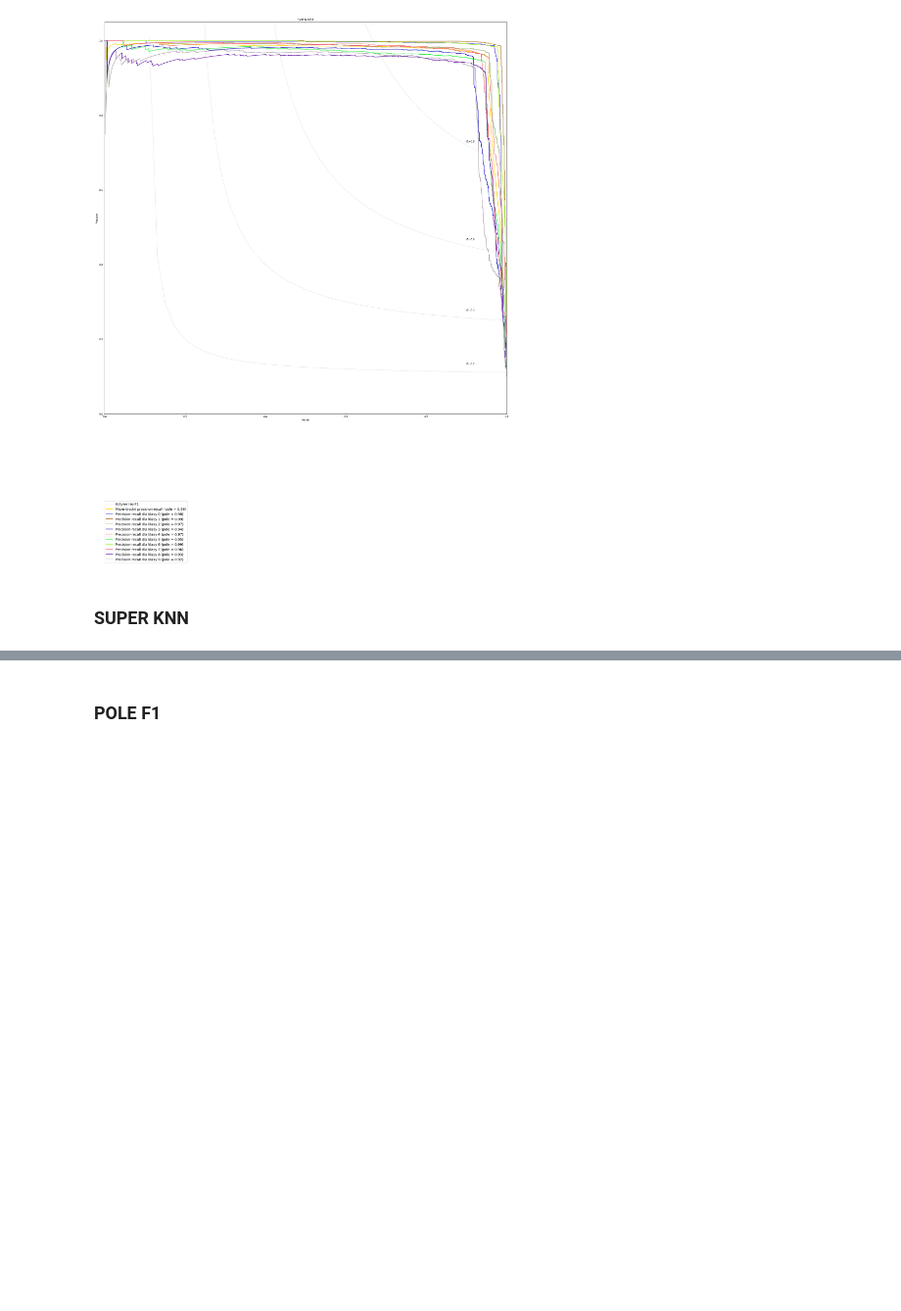
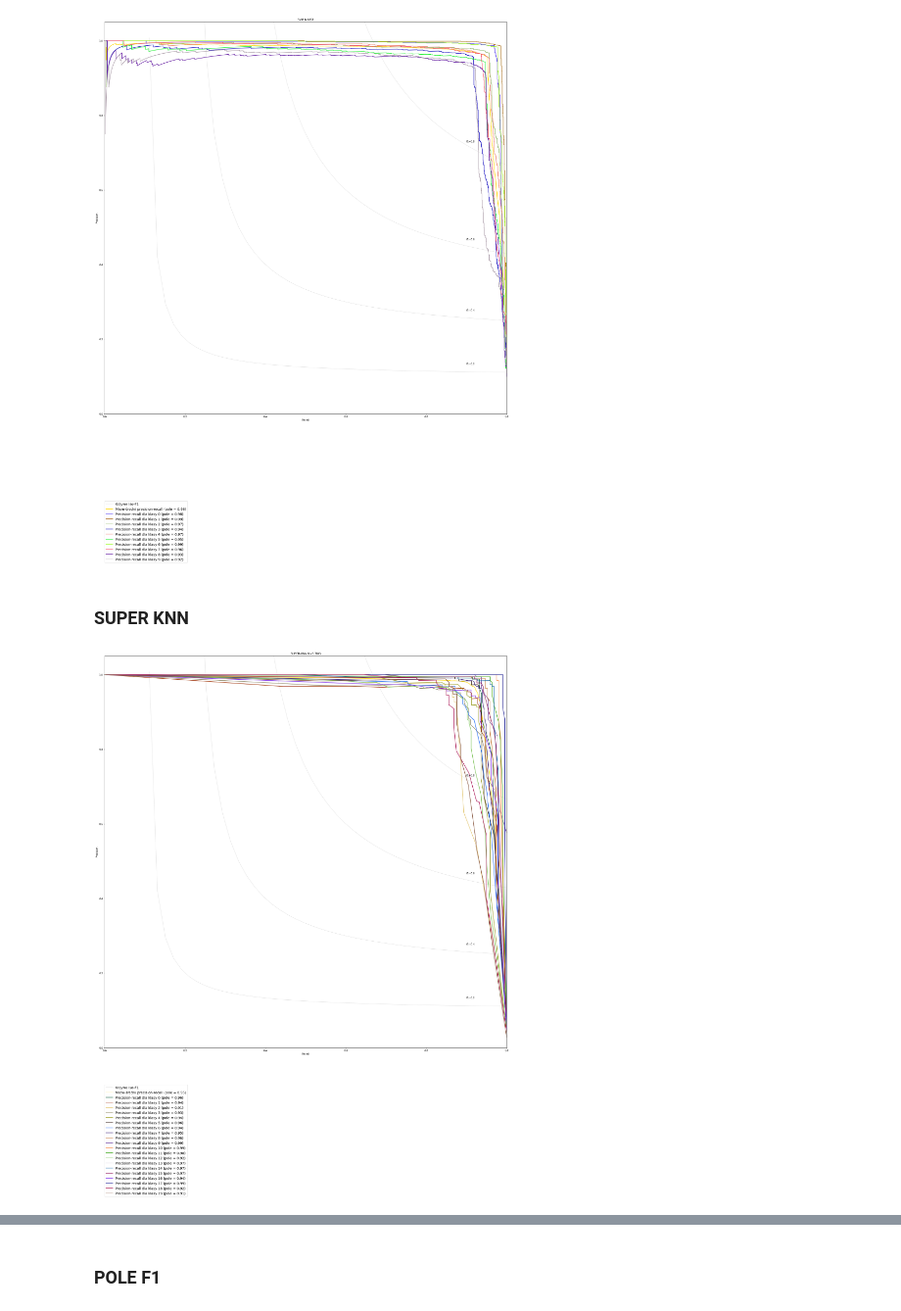
Before and after one commit to wiktor145/ml-project, a Jupyter notebook: Project4.ipynb, the cells around one changed output, grey strips where cells are left out. Shown at 98% size. Cells and saved outputs as stored; diff of their text form; code cells hidden in the pictures; blank space fills up the shorter version.

```diff
--- a/Project4.ipynb
+++ b/Project4.ipynb
@@ -568,0 +605,9 @@ determine_precision_recall(mnist_svm_classifier,mnist_test_data,y_test ,"SVM MNI
+# %%
+y_test = preprocessing.label_binarize(list(map(int, tng_test_labels)), classes=[i for i in range(20)])
+
+n_classes = 20
+
+tng_classifier = SuperKNN(tng_train_data, tng_train_labels, DIMENSIONS, k=5)
+determine_precision_recall(tng_classifier,tng_test_data,y_test ,"SUPER-KNN K=5 TNG")
+# %% [output]
+[figure, added]
```
Also changed, not shown: parts of 10 cells of this notebook.
